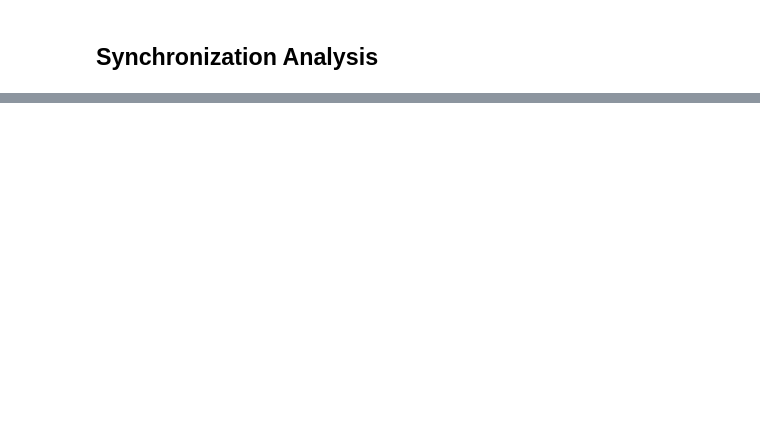
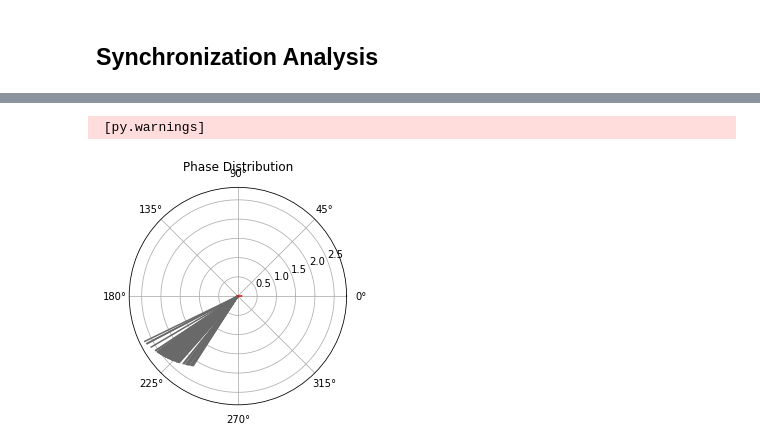
Before and after one commit to ChristophMetzner/Synchronization-by-Uncorrelated-Noise, a Jupyter notebook: notebooks/coupled_network_replicate_meng_et_al.ipynb, the cells around one changed output, grey strips where cells are left out. Cells and saved outputs as stored; diff of their text form; code cells hidden in the pictures; blank space fills up the shorter version.

Commit message:
Compute phase synchronization over time for neurons in a population

```diff
--- a/notebooks/coupled_network_replicate_meng_et_al.ipynb
+++ b/notebooks/coupled_network_replicate_meng_et_al.ipynb
@@ -169,0 +136,28 @@ Local order of 3.030629729932144
+# %%
+neurons_e = model['model_results']['net']['v_all_neurons_e']
+neurons_i = model['model_results']['net']['v_all_neurons_i1']
+
+signals = [s - np.mean(s) for s in neurons_e]
+
+# phases.extend([processing.phase(neuron) for neuron in neurons_i])
+
+# compute analytical signal and take angle to get phase
+phases = [np.angle(hilbert(s)) for s in signals]
+
+# transform to complex phase to prepare for averaging
+complex_phase = [np.exp(1j * phase) for phase in phases]
+
+# take the average (sum up all complex phases and divide by number of phases)
+# average over each time point
+# afterwards we have a vector of (1, #neurons), each entry is the average complex phase at a timepoint
+avg = np.average(complex_phase, axis=1)
+
+# length of complex number
+phi = np.abs(avg)
+
+# average of length if we have an array
+local_order_parameter = np.mean(phi)
+
+
+pprint(local_order_parameter)
+print(f"Local order of {local_order_parameter}")
@@ -170 +186,16 @@ Local order of 3.030629729932144
+# %%
+plt.axes(polar=True)
+plt.title("Phase Distribution")
+
+for angle in phases[:100]:
+    plt.plot((0, angle[1]), (0, np.abs(angle[1])), c="dimgrey")
+
+# plot the average phase vector
+# length of vector expresses the consistency
+plt.plot((0, avg[0]), (0, phi[0]), c='red')
+
+plt.show()
+# %% [output]
+ [py.warnings]
+[figure, added]
 # %%
```
Also changed, not shown: parts of 9 cells of this notebook, 2 other files.
